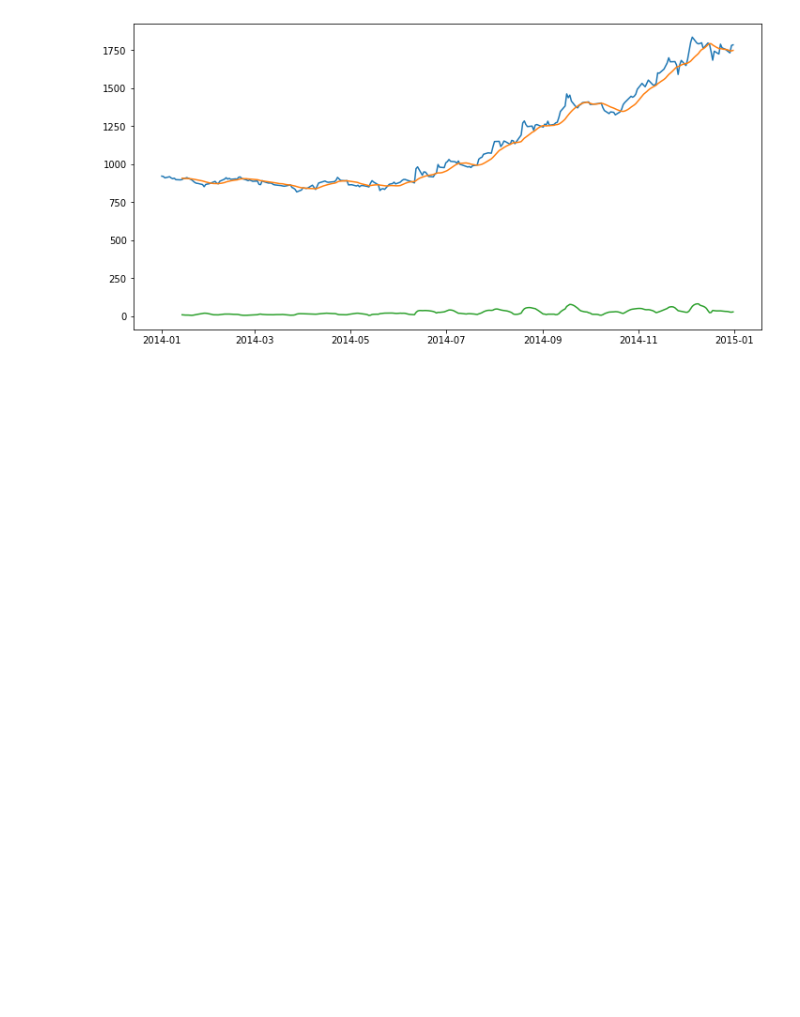
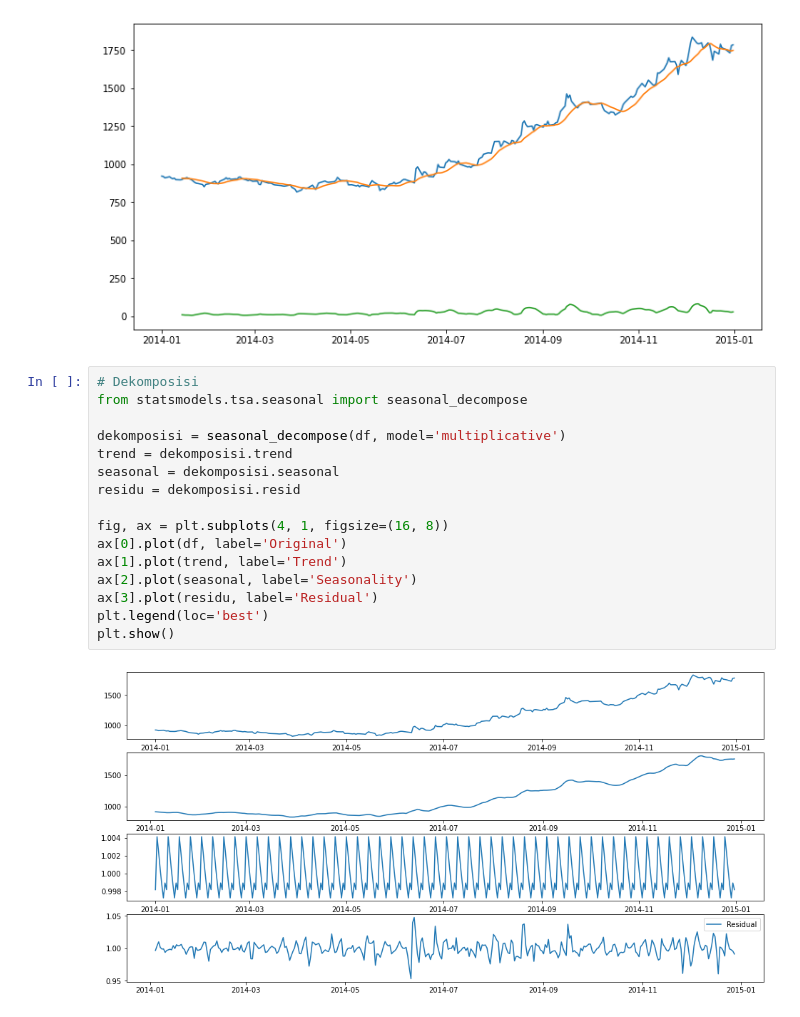
Before and after one commit to iddzzz/stock-price-prediction, a Jupyter notebook: britannia-stock-price-prediction.ipynb, the cells around one changed output. Cells and saved outputs as stored; diff of their text form; blank space fills up the shorter version.

```diff
--- a/britannia-stock-price-prediction.ipynb
+++ b/britannia-stock-price-prediction.ipynb
@@ -107,3 +108,21 @@ plt.plot(rollingstd, label='std')
 plt.show()
 # %% [output]
 [figure]
+# %%
+# Dekomposisi
+from statsmodels.tsa.seasonal import seasonal_decompose
+
+dekomposisi = seasonal_decompose(df, model='multiplicative')
+trend = dekomposisi.trend
+seasonal = dekomposisi.seasonal
+residu = dekomposisi.resid
+
+fig, ax = plt.subplots(4, 1, figsize=(16, 8))
+ax[0].plot(df, label='Original')
+ax[1].plot(trend, label='Trend')
+ax[2].plot(seasonal, label='Seasonality')
+ax[3].plot(residu, label='Residual')
+plt.legend(loc='best')
+plt.show()
+# %% [output]
+[figure, added]
```
Also changed, not shown: parts of 14 cells of this notebook.
